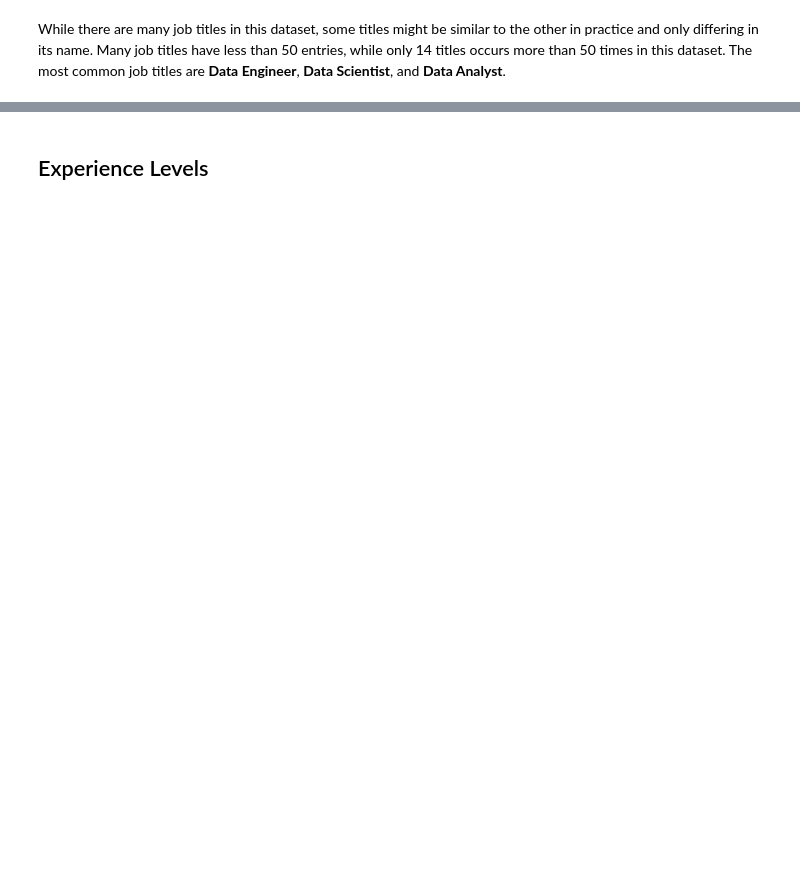
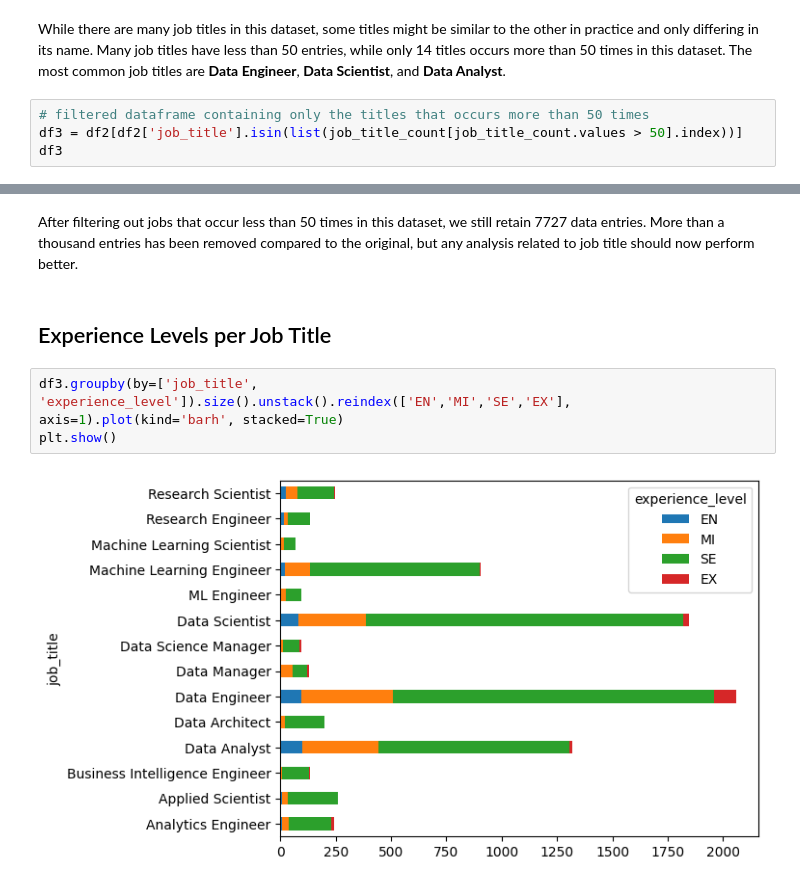
Before and after one commit to mezkymy/global-salaries, a Jupyter notebook: global-salaries.ipynb, the cells around one changed output, grey strips where cells are left out. Saved outputs shown, nothing was run; the diff lists cells and outputs as text; blank space fills up the shorter version.

Commit message:
multivariate analysis and salary anova

```diff
--- a/global-salaries.ipynb
+++ b/global-salaries.ipynb
@@ -195,2 +212,6 @@ job_title_count[job_title_count.values > 50].nunique()
 # %% [markdown]
 While there are many job titles in this dataset, some titles might be similar to the other in practice and only differing in its name. Many job titles have less than 50 entries, while only 14 titles occurs more than 50 times in this dataset. The most common job titles are **Data Engineer**, **Data Scientist**, and **Data Analyst**.
+# %%
+# filtered dataframe containing only the titles that occurs more than 50 times
+df3 = df2[df2['job_title'].isin(list(job_title_count[job_title_count.values > 50].index))]
+df3
@@ -197,2 +232,9 @@ While there are many job titles in this dataset, some titles might be similar to
+# %% [markdown]
+After filtering out jobs that occur less than 50 times in this dataset, we still retain 7727 data entries. More than a thousand entries has been removed compared to the original, but any analysis related to job title should now perform better.
 # %% [markdown]
-## Experience Levels
+## Experience Levels per Job Title
+# %%
+df3.groupby(by=['job_title', 'experience_level']).size().unstack().reindex(['EN','MI','SE','EX'], axis=1).plot(kind='barh', stacked=True)
+plt.show()
+# %% [output]
+[figure, added]
```
Also changed, not shown: parts of 15 cells of this notebook.
